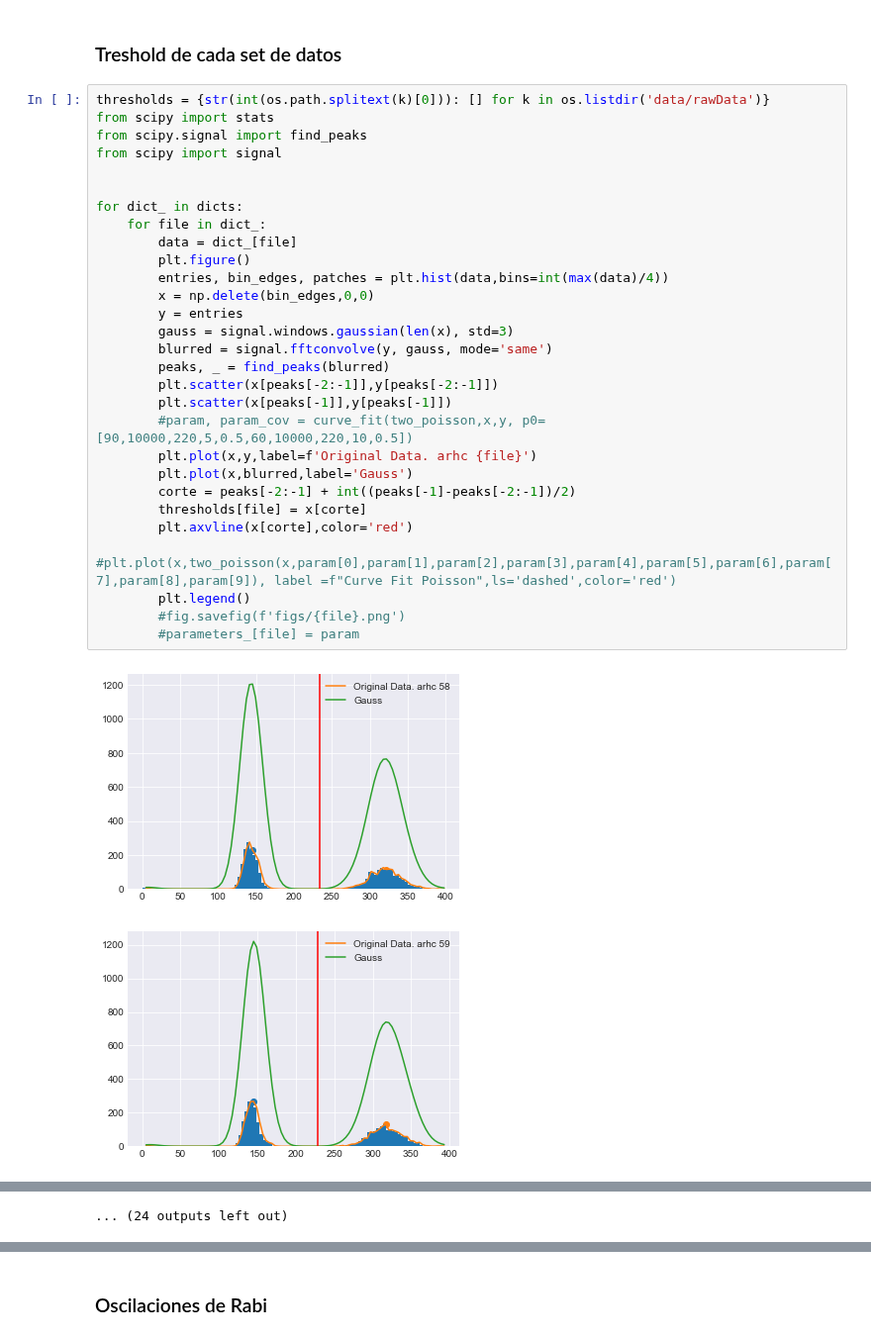
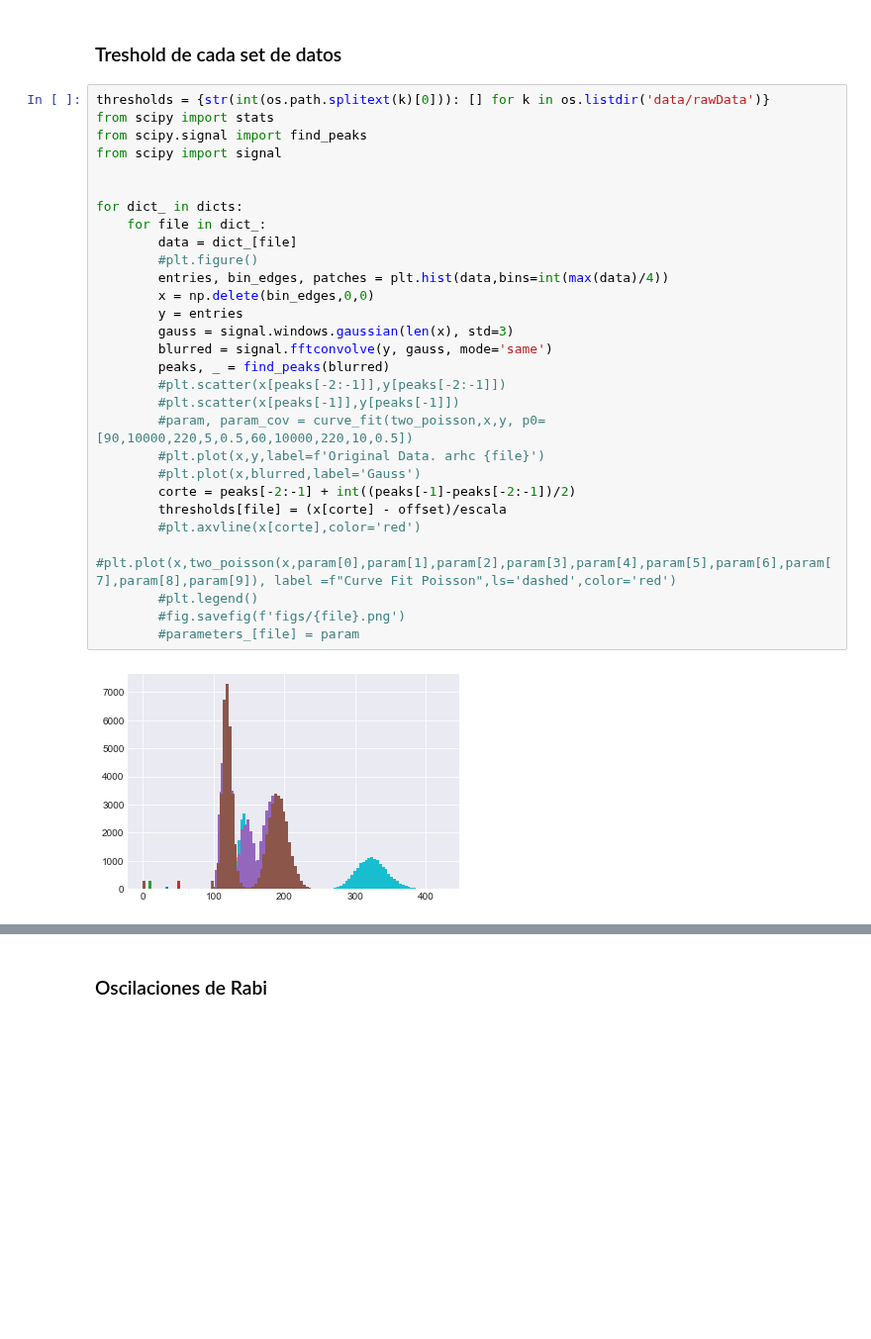
Before and after one commit to LunaKadysz/Laboratorio-4, a Jupyter notebook: PracticaEspecial/Rabi/PlotDatarawData.ipynb, the cells around one changed output, grey strips where cells are left out. Shown at 99% size. Saved outputs shown, nothing was run; the diff lists cells and outputs as text; blank space fills up the shorter version.

```diff
--- a/PracticaEspecial/Rabi/PlotDatarawData.ipynb
+++ b/PracticaEspecial/Rabi/PlotDatarawData.ipynb
@@ -188,32 +188,31 @@ dicts = [w866,rsbAx,rsbRad1,rsbRad2,cdc]
 # %%
 thresholds = {str(int(os.path.splitext(k)[0])): [] for k in os.listdir('data/rawData')}
 from scipy import stats
 from scipy.signal import find_peaks
 from scipy import signal
 
 
 for dict_ in dicts:
     for file in dict_:
         data = dict_[file]
-        plt.figure()
+        #plt.figure()
         entries, bin_edges, patches = plt.hist(data,bins=int(max(data)/4))
         x = np.delete(bin_edges,0,0)
         y = entries
         gauss = signal.windows.gaussian(len(x), std=3)
         blurred = signal.fftconvolve(y, gauss, mode='same')
         peaks, _ = find_peaks(blurred)
-        plt.scatter(x[peaks[-2:-1]],y[peaks[-2:-1]])
-        plt.scatter(x[peaks[-1]],y[peaks[-1]])
+        #plt.scatter(x[peaks[-2:-1]],y[peaks[-2:-1]])
+        #plt.scatter(x[peaks[-1]],y[peaks[-1]])
         #param, param_cov = curve_fit(two_poisson,x,y, p0=[90,10000,220,5,0.5,60,10000,220,10,0.5])
-        plt.plot(x,y,label=f'Original Data. arhc {file}')
-        plt.plot(x,blurred,label='Gauss')
+        #plt.plot(x,y,label=f'Original Data. arhc {file}')
+        #plt.plot(x,blurred,label='Gauss')
         corte = peaks[-2:-1] + int((peaks[-1]-peaks[-2:-1])/2)
-        thresholds[file] = x[corte]
-        plt.axvline(x[corte],color='red')
+        thresholds[file] = (x[corte] - offset)/escala
+        #plt.axvline(x[corte],color='red')
         #plt.plot(x,two_poisson(x,param[0],param[1],param[2],param[3],param[4],param[5],param[6],param[7],param[8],param[9]), label =f"Curve Fit Poisson",ls='dashed',color='red')
-        plt.legend()
+        #plt.legend()
         #fig.savefig(f'figs/{file}.png')
         #parameters_[file] = param
 # %% [output]
-[figure, old version]
+[figure, new version]
-[figure, removed]
@@ -230 +218,0 @@ for dict_ in dicts:
-... (24 outputs left out)
```
Also changed, not shown: parts of 31 cells of this notebook.
